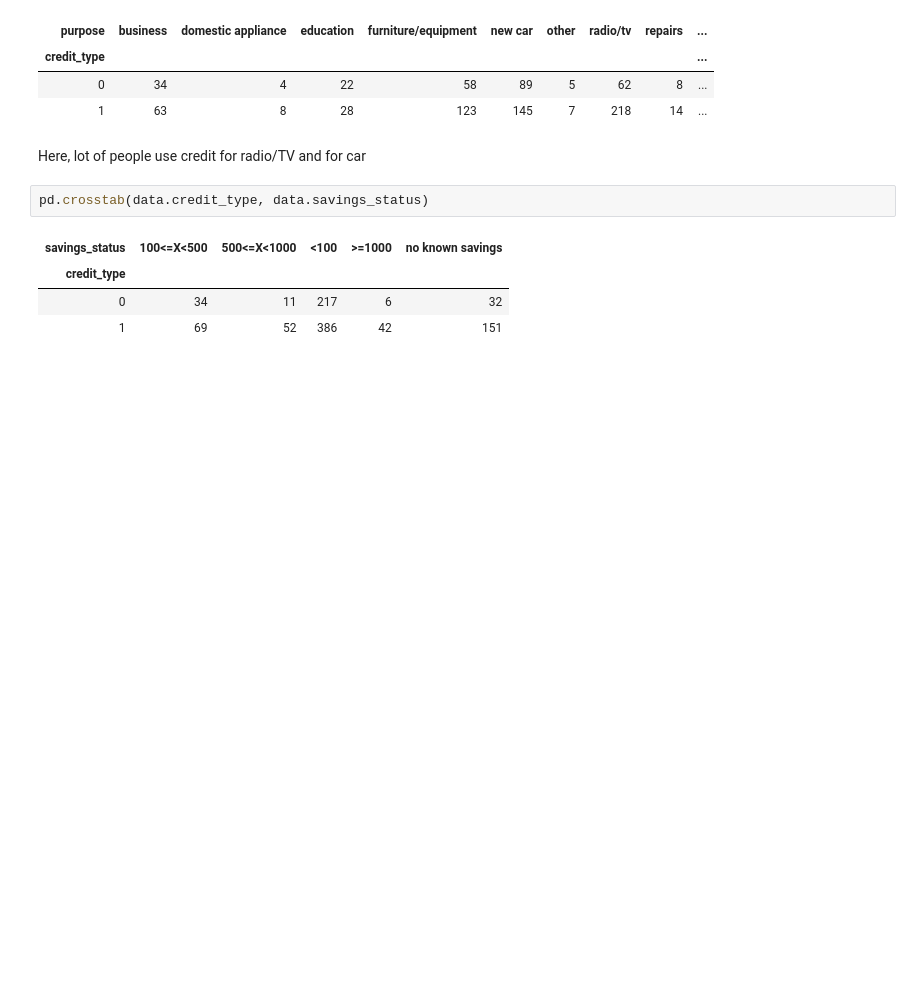
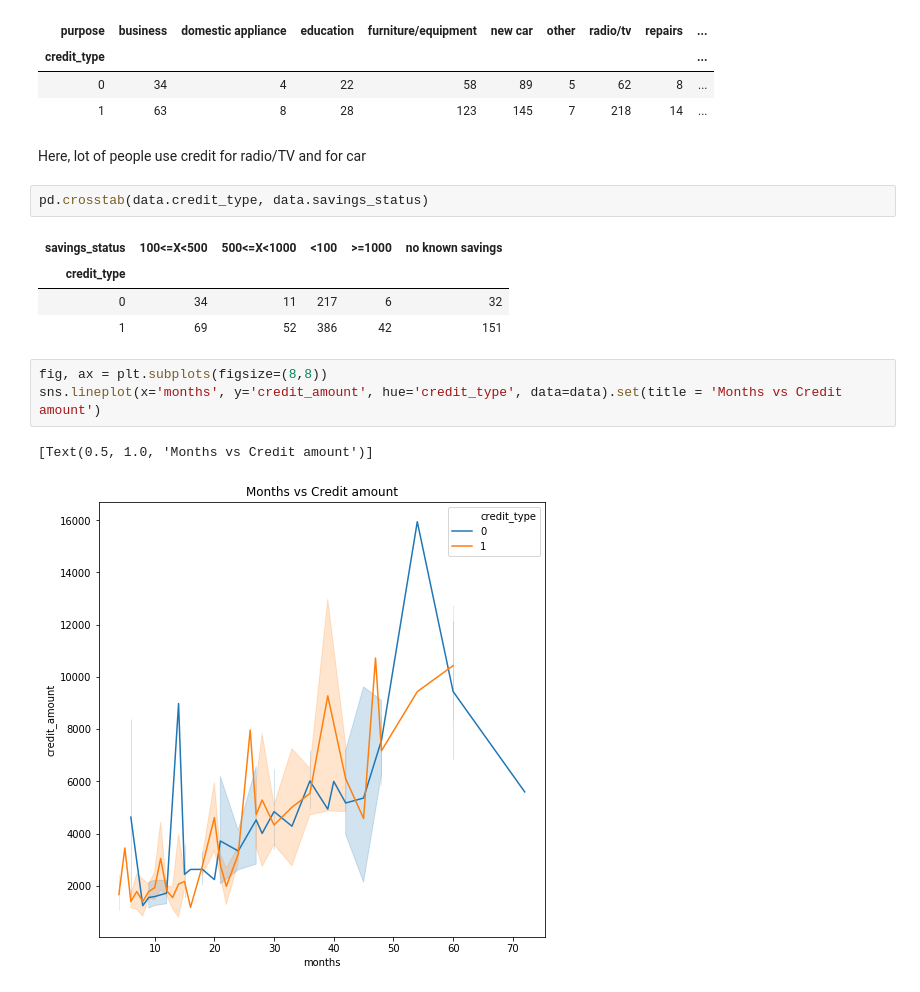
Before and after one commit to akshit4/Credit-Type, a Jupyter notebook: Credit Classification.ipynb, the cells around one changed output. Saved outputs shown, nothing was run; the diff lists cells and outputs as text; blank space fills up the shorter version.

```diff
--- a/Credit Classification.ipynb
+++ b/Credit Classification.ipynb
@@ -244,3 +249,9 @@ pd.crosstab(data.credit_type, data.savings_status)
 | credit_type |  |  |  |  |  |
 | 0 | 34 | 11 | 217 | 6 | 32 |
 | 1 | 69 | 52 | 386 | 42 | 151 |
+# %%
+fig, ax = plt.subplots(figsize=(8,8))
+sns.lineplot(x='months', y='credit_amount', hue='credit_type', data=data).set(title = 'Months vs Credit amount')
+# %% [output]
+[Text(0.5, 1.0, 'Months vs Credit amount')]
+[figure, added]
```
Also changed, not shown: parts of 24 cells of this notebook.
